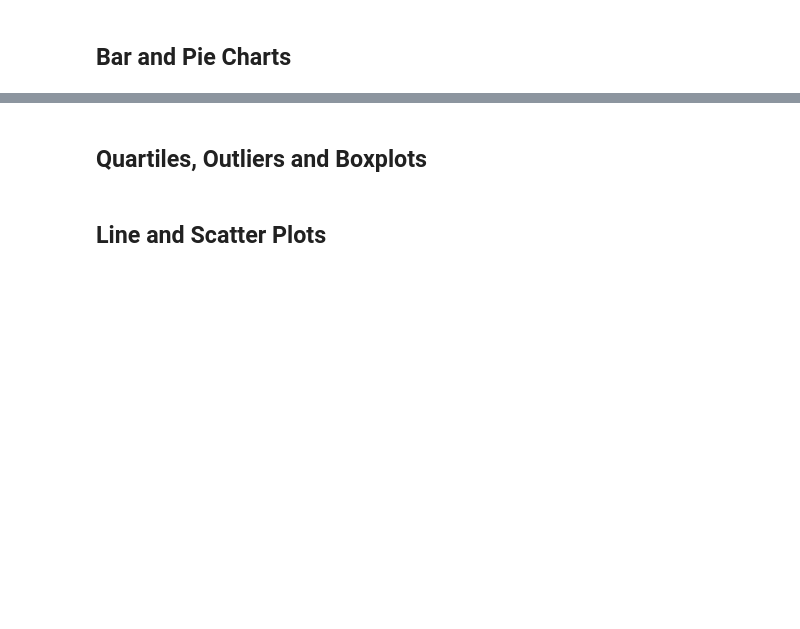
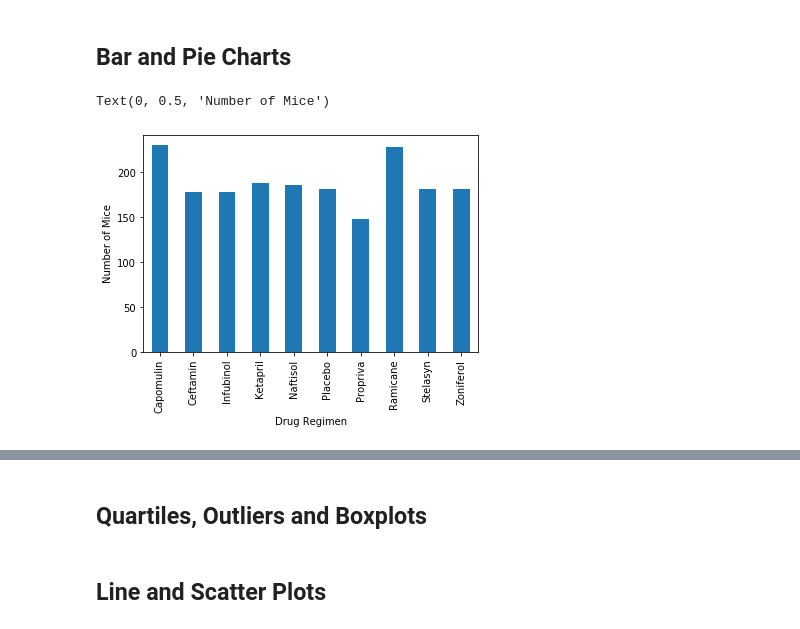
Before and after one commit to cdfencing/Matplotlib-The-Power-of-Plots, a Jupyter notebook: Pymaceuticals/Pymaceuticals.ipynb, the cells around one changed output, grey strips where cells are left out. Saved outputs shown, nothing was run; the diff lists cells and outputs as text; code cells hidden in the pictures; blank space fills up the shorter version.

```diff
--- a/Pymaceuticals/Pymaceuticals.ipynb
+++ b/Pymaceuticals/Pymaceuticals.ipynb
@@ -72,0 +70,17 @@ Summary_tumor_volume.head()
+# %%
+# Grouping mice by drug regimen
+mice_by_treatment = combined_mousestudy_df.groupby("Drug Regimen")
+
+# Count how many number of mice in each regimen
+count_mice_by_treatment = mice_by_treatment["Drug Regimen"].count()
+
+# Bar plot displaying number of mice per drug regimen by pandas method
+
+count_chart = count_mice_by_treatment.plot(kind='bar')
+
+# Set the xlabel and ylabel
+count_chart.set_xlabel("Drug Regimen")
+count_chart.set_ylabel("Number of Mice")
+# %% [output]
+Text(0, 0.5, 'Number of Mice')
+[figure, added]
```
Also changed, not shown: parts of 7 cells of this notebook.
